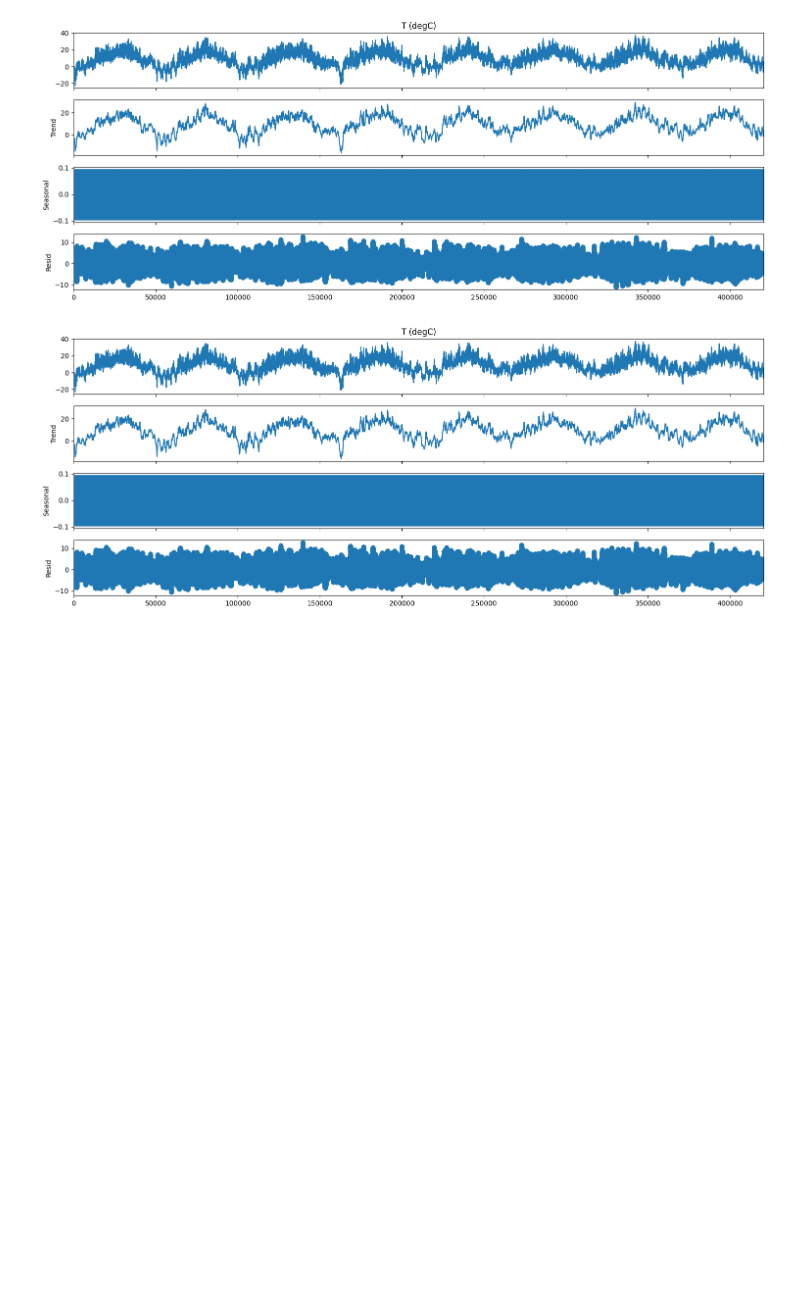
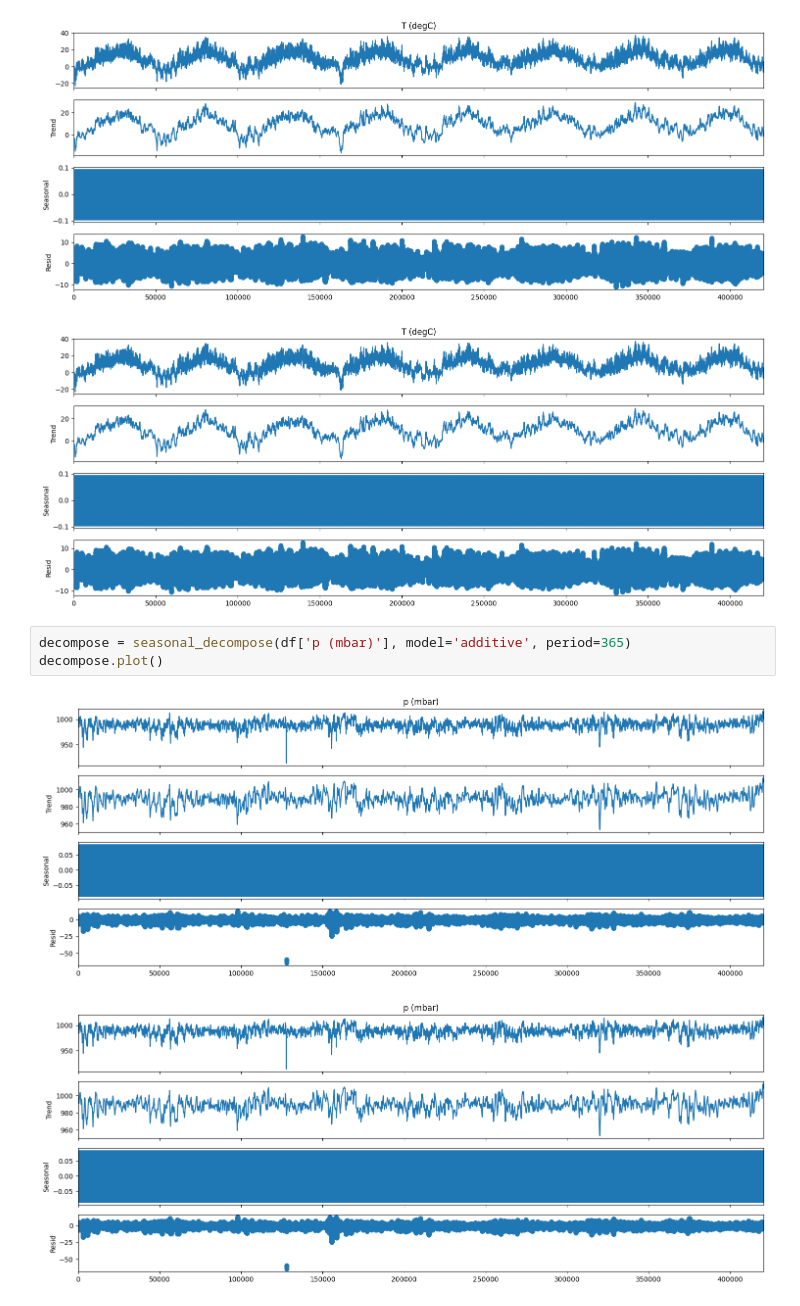
Before and after one commit to Ind-saurabh-kumar/Data_Science_Course, a Jupyter notebook: Deep_Learning_with_tensorflow/_time_series_tf.ipynb, the cells around one changed output. Cells and saved outputs as stored; diff of their text form; blank space fills up the shorter version.

Commit message:
plot

```diff
--- a/Deep_Learning_with_tensorflow/_time_series_tf.ipynb
+++ b/Deep_Learning_with_tensorflow/_time_series_tf.ipynb
@@ -173,3 +173,9 @@ decompose.plot()
 # %% [output]
 [figure]
 [figure]
+# %%
+decompose = seasonal_decompose(df['p (mbar)'], model='additive', period=365)
+decompose.plot()
+# %% [output]
+[figure, added]
+[figure, added]
```
Also changed, not shown: parts of 1 cell of this notebook.
